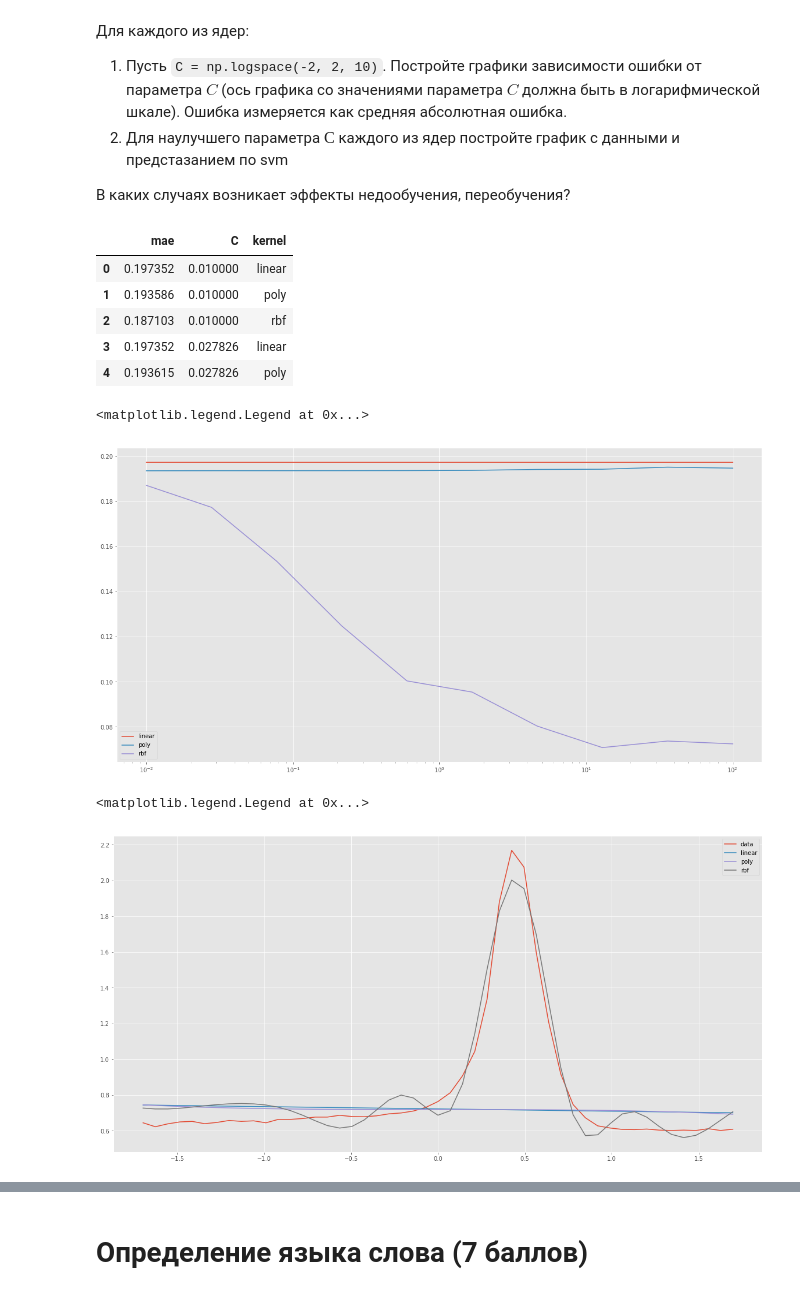
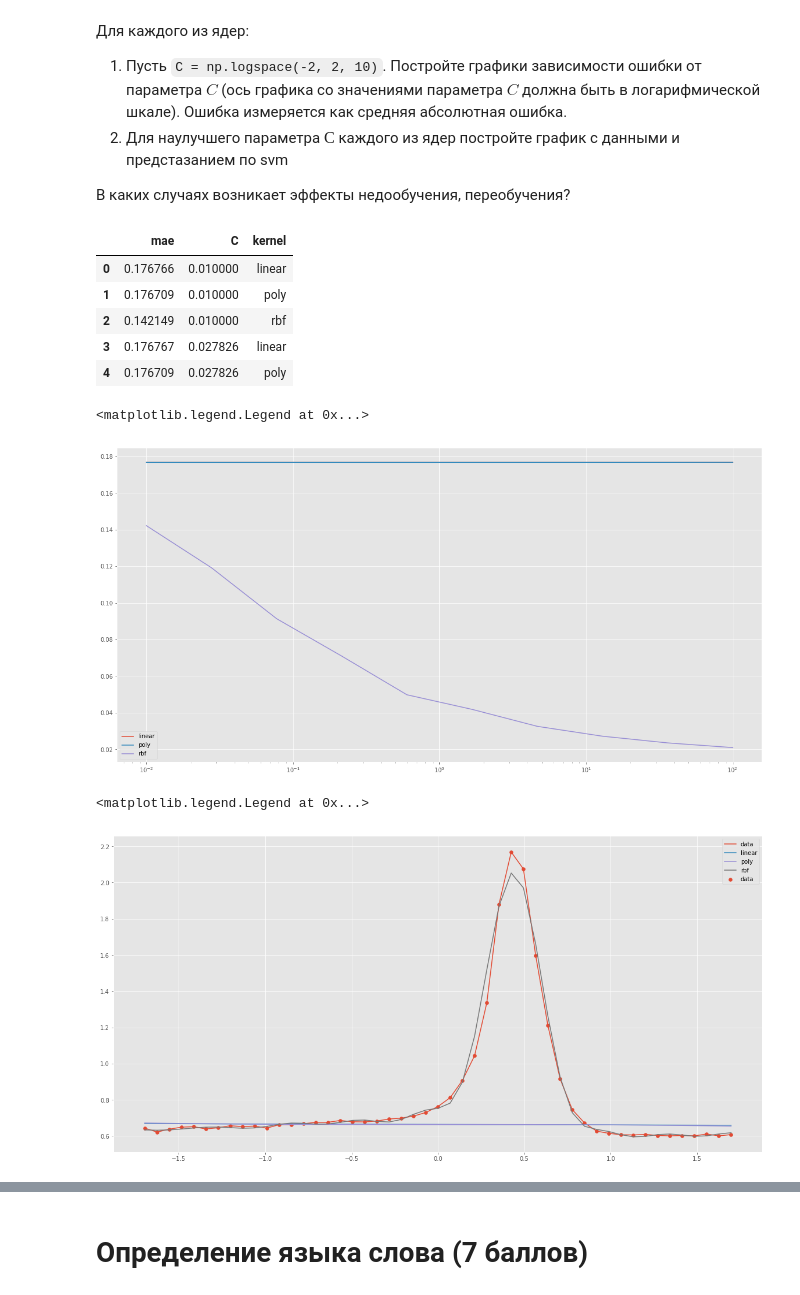
Before and after one commit to vengodelsur/technosphere, a Jupyter notebook: hw5-svm/lecture_09-svm-pract_kuznetsova.ipynb, the cells around one changed output, grey strips where cells are left out. Cells and saved outputs as stored; diff of their text form; code cells hidden in the pictures.

Commit message:
fix epsilon

```diff
--- a/hw5-svm/lecture_09-svm-pract_kuznetsova.ipynb
+++ b/hw5-svm/lecture_09-svm-pract_kuznetsova.ipynb
@@ -88,7 +88,7 @@ mae_df = pd.DataFrame(columns=['mae', 'C', 'kernel'])
 values = product(C_values, kernels)
 
 for C, kernel_parameters in values:
-    svr = SVR(C=C, **kernel_parameters)
+    svr = SVR(C=C, epsilon=epsilon, **kernel_parameters)
     svr.fit(X, y)
     mae = mean_absolute_error(y, svr.predict(X))
     mae_df = mae_df.append(
@@ -97,11 +97,11 @@ for C, kernel_parameters in values:
 mae_df.head()
 # %% [output]
 |  | mae | C | kernel |
-| 0 | 0.197352 | 0.010000 | linear |
-| 1 | 0.193586 | 0.010000 | poly |
-| 2 | 0.187103 | 0.010000 | rbf |
-| 3 | 0.197352 | 0.027826 | linear |
-| 4 | 0.193615 | 0.027826 | poly |
+| 0 | 0.176766 | 0.010000 | linear |
+| 1 | 0.176709 | 0.010000 | poly |
+| 2 | 0.142149 | 0.010000 | rbf |
+| 3 | 0.176767 | 0.027826 | linear |
+| 4 | 0.176709 | 0.027826 | poly |
 # %%
 for kernel in mae_df['kernel'].unique():
     df = mae_df[mae_df['kernel'] == kernel]
@@ -110,18 +110,19 @@ plt.xscale('log')
 plt.legend()
 # %% [output]
 <matplotlib.legend.Legend at 0x...>
-[figure, old version]
+[figure, new version]
 # %%
 plt.plot(X, y, label='data')
+plt.scatter(X, y, label='data')
 for kernel in mae_df['kernel'].unique():
     df = mae_df[mae_df['kernel'] == kernel]
     best_C = df.loc[df['mae'].argmin()]['C']
     kernel_parameters = (
         item for item in kernels if item['kernel'] == kernel).next()
-    svr = SVR(C=best_C, **kernel_parameters)
+    svr = SVR(C=best_C, epsilon=epsilon, **kernel_parameters)
     svr.fit(X, y)
     plt.plot(X, svr.predict(X), label=kernel)
 plt.legend()
 # %% [output]
 <matplotlib.legend.Legend at 0x...>
-[figure, old version]
+[figure, new version]
```
Also changed, not shown: parts of 2 cells of this notebook.
